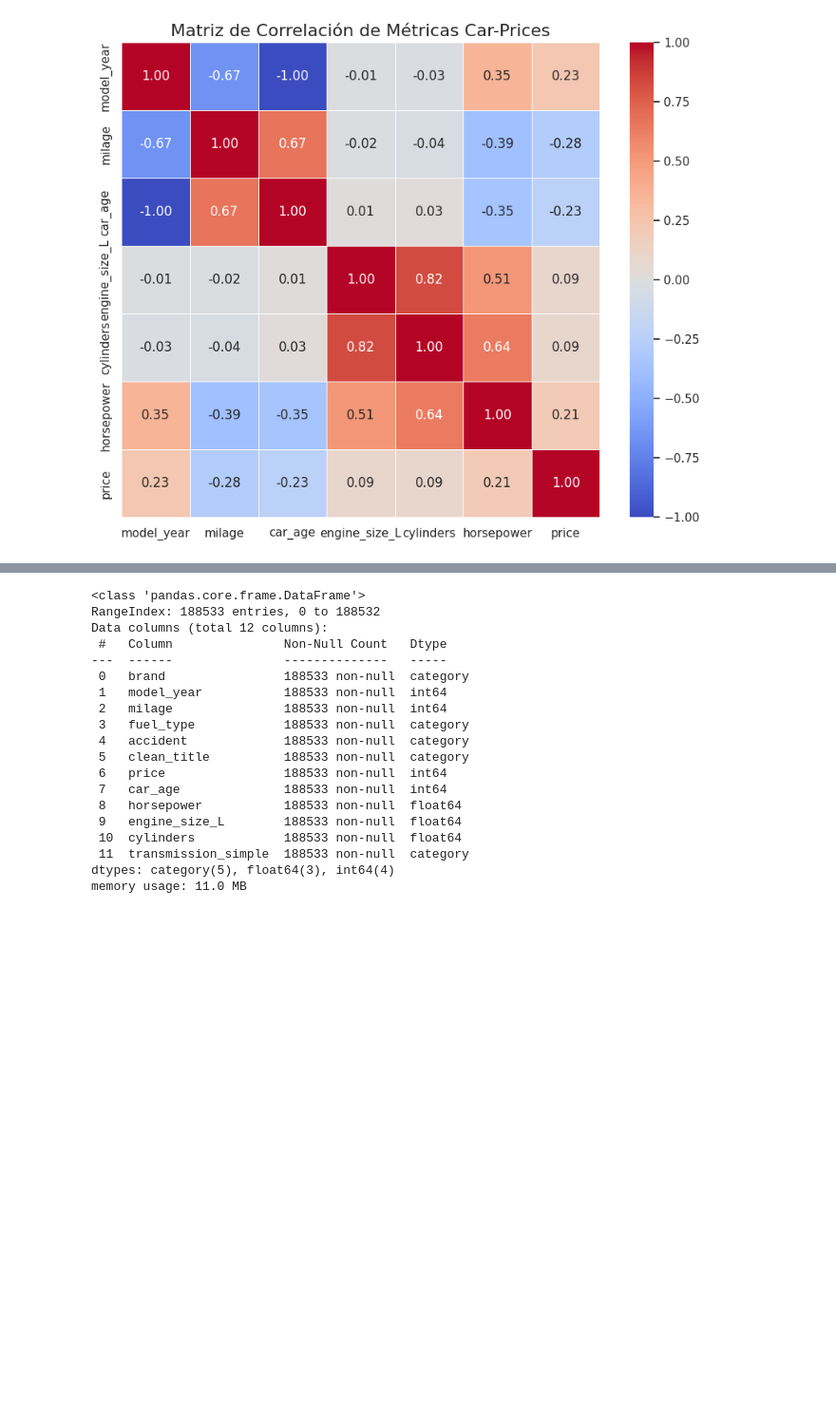
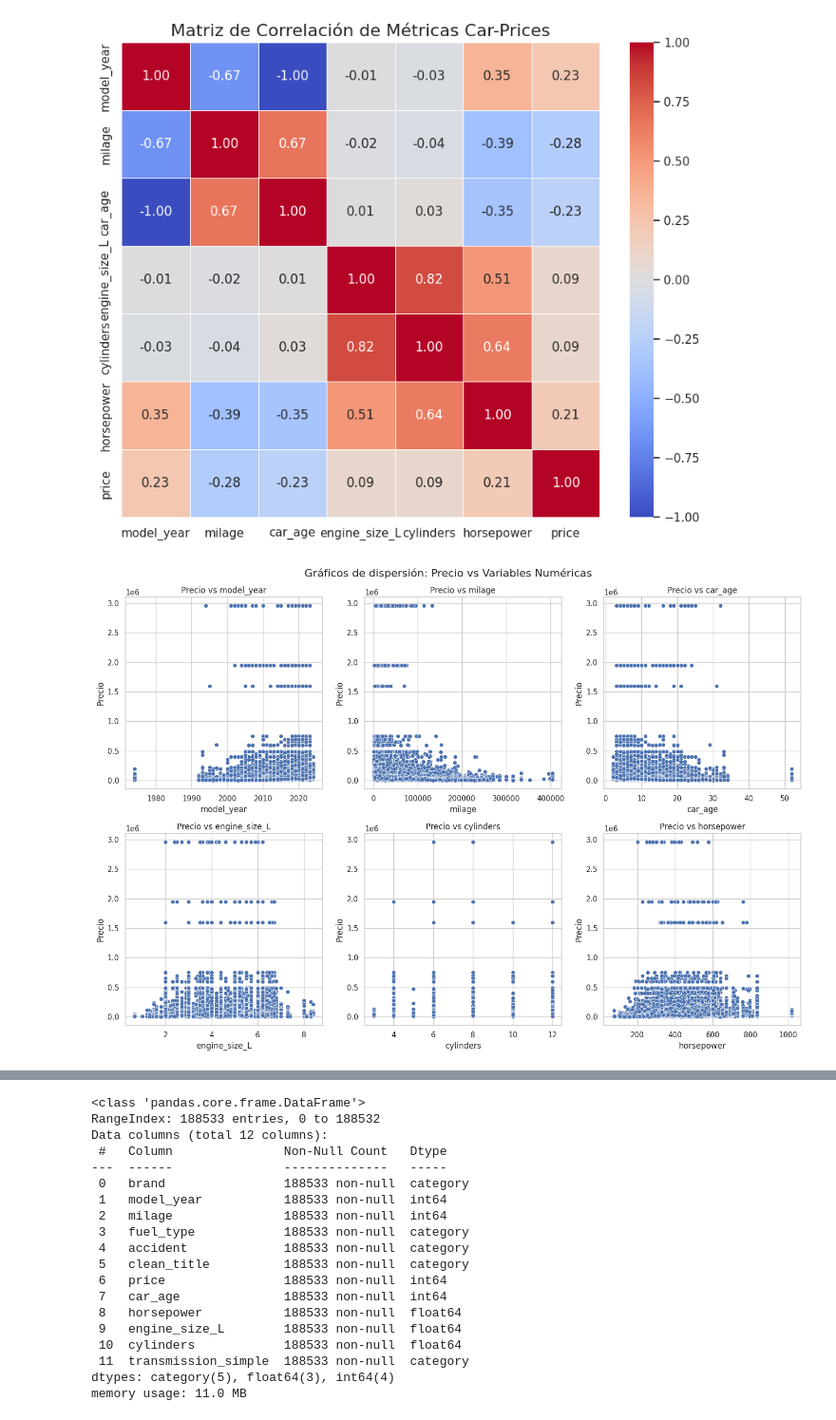
Before and after one commit to Bootcamp-Data-Analyst/proyecto7-grupo3-problema-de-regresion, a Jupyter notebook: car-price-ml-proyect/notebooks/EDA_Andrés.ipynb, the cells around one changed output, grey strips where cells are left out. Shown at 95% size. Cells and saved outputs as stored; diff of their text form; code cells hidden in the pictures; blank space fills up the shorter version.

Commit message:
EDA: añadido scatterplot de price con las variables numéricas

```diff
--- a/car-price-ml-proyect/notebooks/EDA_Andrés.ipynb
+++ b/car-price-ml-proyect/notebooks/EDA_Andrés.ipynb
@@ -283,3 +283,24 @@ plt.title('Matriz de Correlación de Métricas Car-Prices', fontsize=16)
 plt.show()
 # %% [output]
 [figure]
+# %%
+import matplotlib.pyplot as plt
+import seaborn as sns
+
+# Excluir 'price' de la lista de variables numéricas para el eje X
+x_variables = [col for col in variables_numericas if col != 'price']
+
+plt.figure(figsize=(15, 10))
+
+for i, col in enumerate(x_variables, 1):
+    plt.subplot(2, 3, i)  # Ajusta la cuadrícula según el número de variables
+    sns.scatterplot(x=df_clean[col], y=df_clean['price'])
+    plt.title(f'Precio vs {col}')
+    plt.xlabel(col)
+    plt.ylabel('Precio')
+
+plt.tight_layout()
+plt.suptitle('Gráficos de dispersión: Precio vs Variables Numéricas', y=1.02, fontsize=16)
+plt.show()
+# %% [output]
+[figure, added]
```
Also changed, not shown: parts of 4 cells of this notebook.
